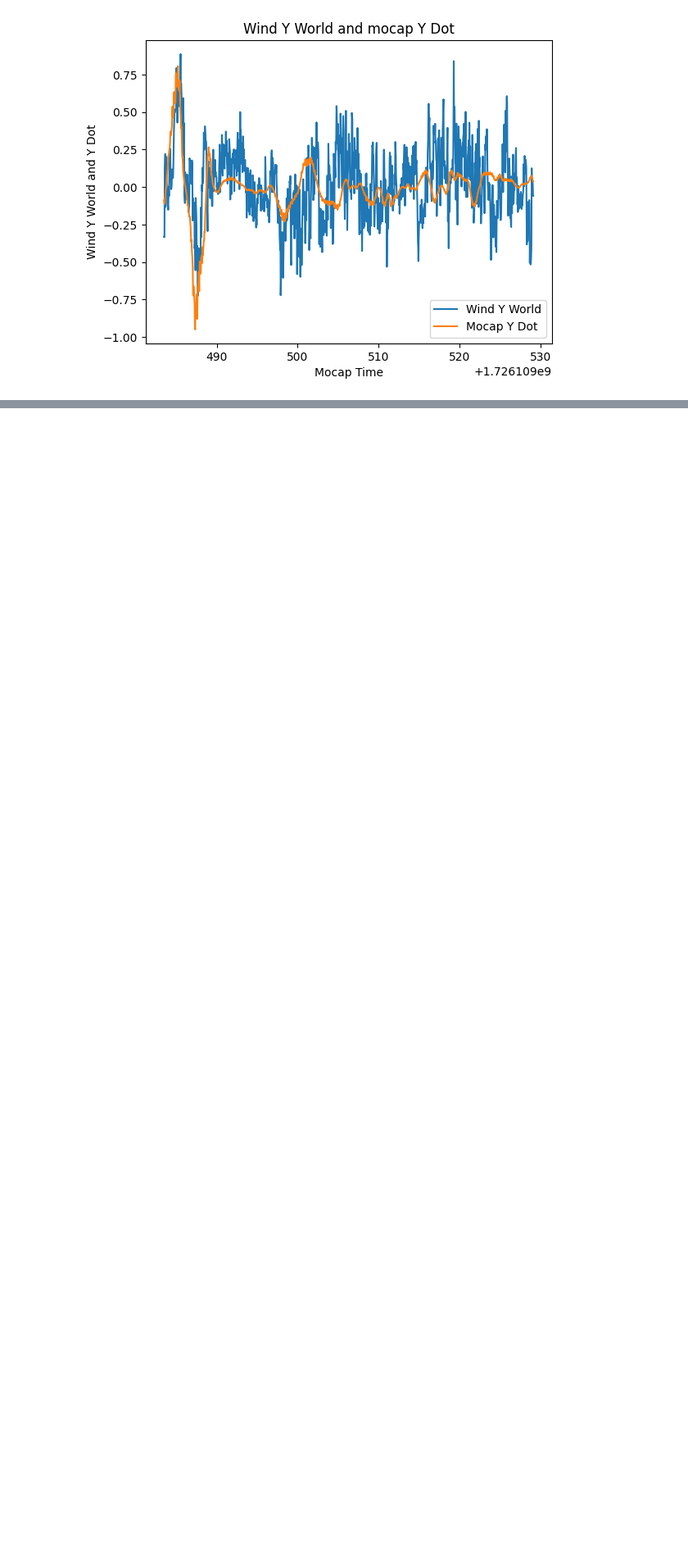
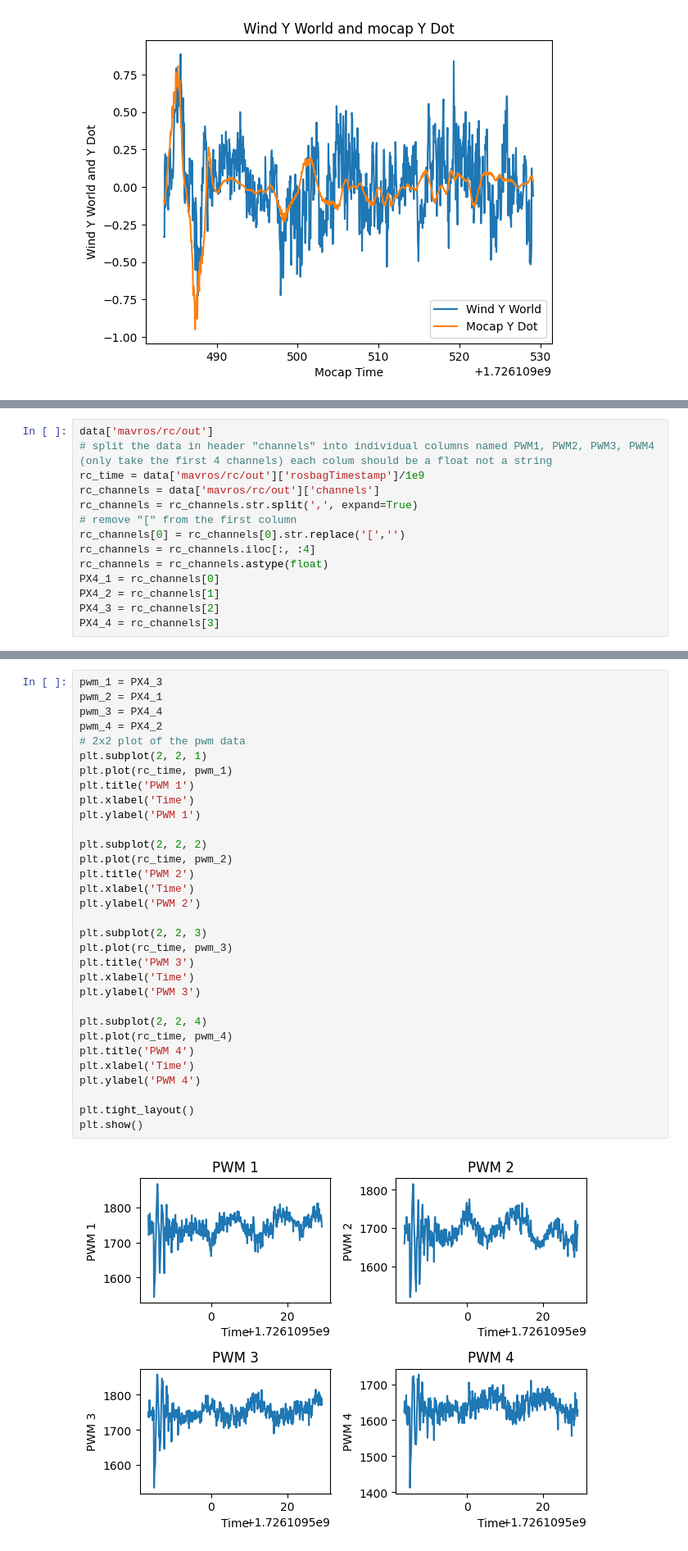
Before and after one commit to Alopez6991/Drone_AFRL, a Jupyter notebook: REAL_DATA_EKF.ipynb, the cells around one changed output, grey strips where cells are left out. Shown at 82% size. Drawn from its saved outputs; the diff is of its cells as text; blank space fills up the shorter version.

```diff
--- a/REAL_DATA_EKF.ipynb
+++ b/REAL_DATA_EKF.ipynb
@@ -655,0 +664,14 @@ Scalar (unitless) Y: -0.2627441906754611
+# %%
+data['mavros/rc/out']
+# split the data in header "channels" into individual columns named PWM1, PWM2, PWM3, PWM4 (only take the first 4 channels) each colum should be a float not a string
+rc_time = data['mavros/rc/out']['rosbagTimestamp']/1e9
+rc_channels = data['mavros/rc/out']['channels']
+rc_channels = rc_channels.str.split(',', expand=True)
+# remove "[" from the first column
+rc_channels[0] = rc_channels[0].str.replace('[','')
+rc_channels = rc_channels.iloc[:, :4]
+rc_channels = rc_channels.astype(float)
+PX4_1 = rc_channels[0]
+PX4_2 = rc_channels[1]
+PX4_3 = rc_channels[2]
+PX4_4 = rc_channels[3]
@@ -656,3 +689,37 @@ Scalar (unitless) Y: -0.2627441906754611
+# %%
+pwm_1 = PX4_3
+pwm_2 = PX4_1
+pwm_3 = PX4_4
+pwm_4 = PX4_2
+# 2x2 plot of the pwm data
+plt.subplot(2, 2, 1)
+plt.plot(rc_time, pwm_1)
+plt.title('PWM 1')
+plt.xlabel('Time')
+plt.ylabel('PWM 1')
+
+plt.subplot(2, 2, 2)
+plt.plot(rc_time, pwm_2)
+plt.title('PWM 2')
+plt.xlabel('Time')
+plt.ylabel('PWM 2')
+
+plt.subplot(2, 2, 3)
+plt.plot(rc_time, pwm_3)
+plt.title('PWM 3')
+plt.xlabel('Time')
+plt.ylabel('PWM 3')
+
+plt.subplot(2, 2, 4)
+plt.plot(rc_time, pwm_4)
+plt.title('PWM 4')
+plt.xlabel('Time')
+plt.ylabel('PWM 4')
+
+plt.tight_layout()
+plt.show()
+# %% [output]
+[figure, added]
 # %% [markdown]
 # <center> Get the final values for all measuered data <center>
 # %% [markdown]
```
Also changed, not shown: parts of 19 cells of this notebook, 4 other files.
